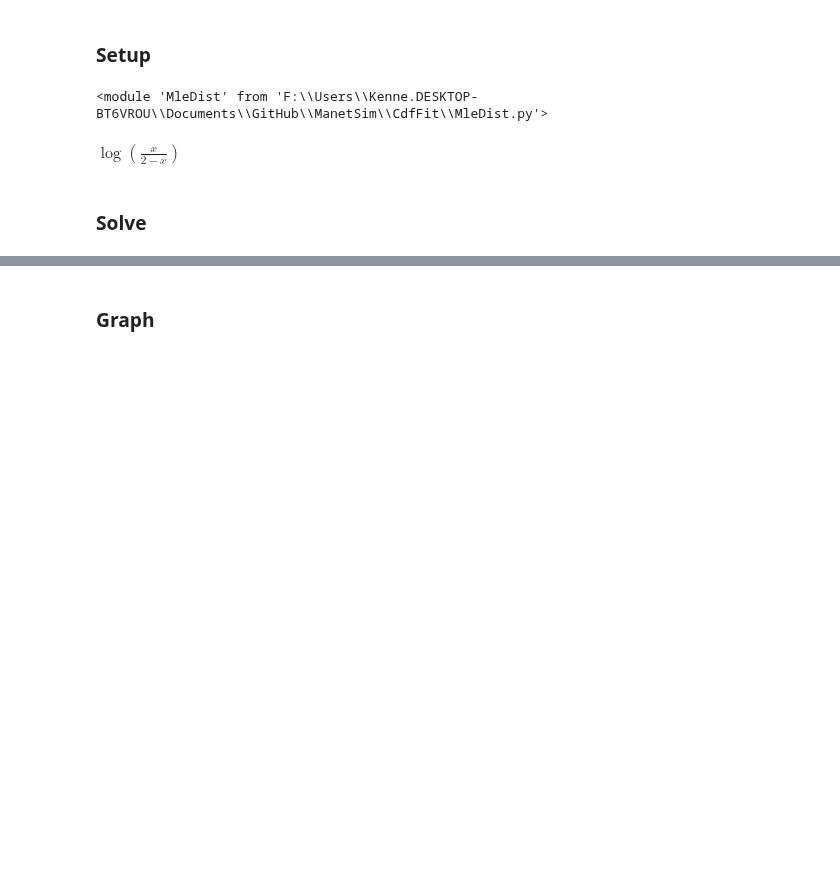
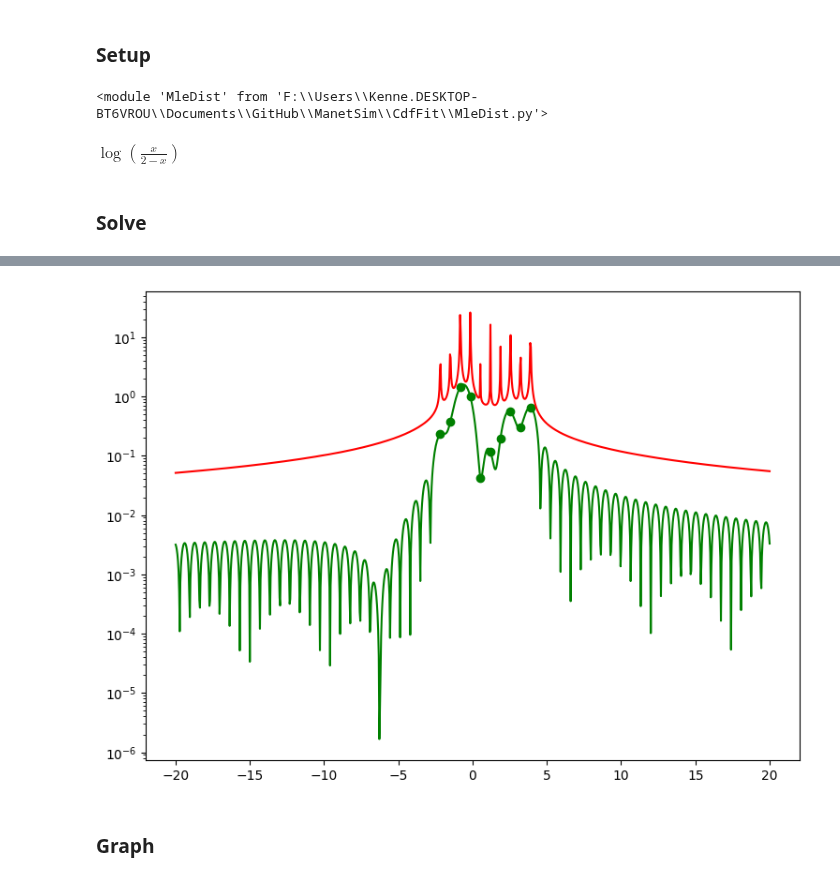
Before and after one commit to DesignToolInvestor/ManetSim, a Jupyter notebook: CdfFit/Note Books/dist_b_mle_over_fit.ipynb, the cells around one changed output, grey strips where cells are left out. Saved outputs shown, nothing was run; the diff lists cells and outputs as text; code cells hidden in the pictures; blank space fills up the shorter version.

```diff
--- a/CdfFit/Note Books/dist_b_mle_over_fit.ipynb
+++ b/CdfFit/Note Books/dist_b_mle_over_fit.ipynb
@@ -91,0 +99,10 @@ info
+# %%
+TailEnv = lambda z,zk,h: h / (pi * abs(z - zk))
+# %%
+def Env(z, sincApprox):
+	h = sincApprox.h
+	sincZ = sincApprox.sincZ
+	sincV = sincApprox.sincV
+
+	result = sum(v * TailEnv(z,zk,h) for (zk,v) in zip(sincZ, sincV))
+	return result
@@ -92,3 +113,23 @@ info
+# %%
+plot.figure(figsize=(9, 6.5))
+
+nPlot = 1_001
+zGrid = Grid1(-20,20, nPlot)
+approx = pdfApprox.InterpZ1(zGrid)
+approx = tuple(abs(v) for v in approx)
+
+plot.semilogy(zGrid, approx, c='green')
+
+sincZ = pdfApprox.sincZ
+absSincV = tuple(abs(v) for v in pdfApprox.sincV)
+plot.semilogy(sincZ,absSincV, 'o', c='green')
+
+env = tuple(Env(z,pdfApprox) for z in zGrid)
+plot.semilogy(zGrid,env, c='red')
+
+envLeft = pdfApprox.sincV[0]
+# %% [output]
+[figure, added]
 # %% [markdown]
 ### Graph
 # %%
```
Also changed, not shown: parts of 11 cells of this notebook, 4 other files.
